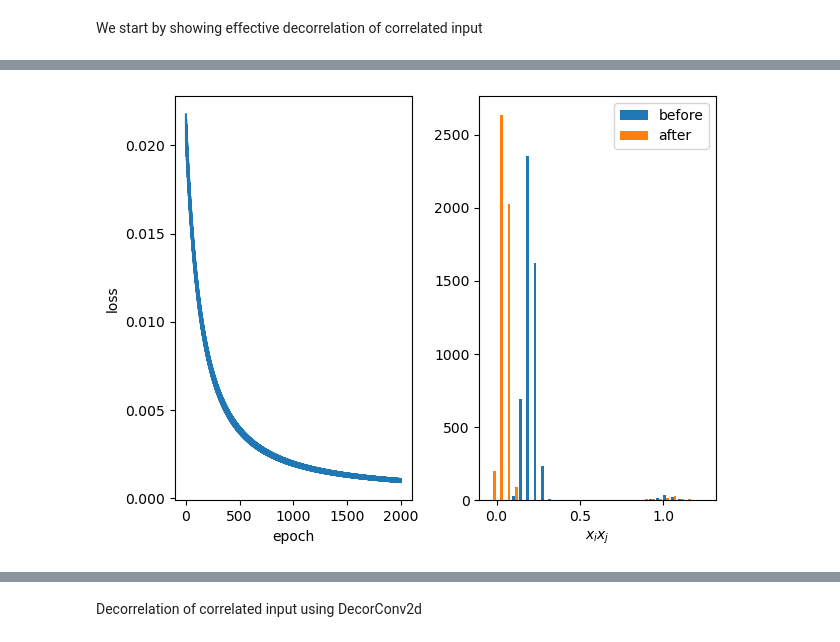
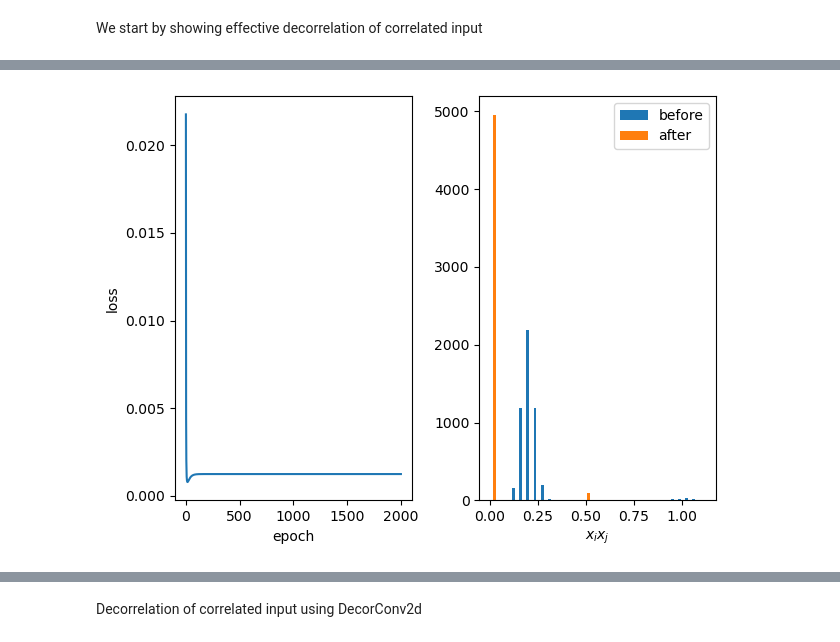
Before and after one commit to artcogsys/decorbp, a Jupyter notebook: examples/decorrelation_analysis.ipynb, the cells around one changed output, grey strips where cells are left out. Drawn from its saved outputs; the diff is of its cells as text; code cells hidden in the pictures.

```diff
--- a/examples/decorrelation_analysis.ipynb
+++ b/examples/decorrelation_analysis.ipynb
@@ -36,7 +36,7 @@ num_samples=1000
 num_features=100
 num_epochs=2000
 seed=42
-lr=1e-4 # huge loss spike at 1e-3
+lr=1e-3 # huge loss spike at 1e-3
 
 torch.manual_seed(seed)
 torch.cuda.manual_seed(seed)
@@ -78,9 +78,9 @@ iteration 11    loss: 0.019
 ... (1984 lines left out)
 iteration 1996  loss: 0.001
 iteration 1997  loss: 0.001
 iteration 1998  loss: 0.001
 iteration 1999  loss: 0.001
-[figure, old version]
+[figure, new version]
 # %%
 # we learn a lower triangular matrix
 plt.imshow(model.weight.detach().numpy());
```
Also changed, not shown: parts of 5 cells of this notebook, 1 other file.
